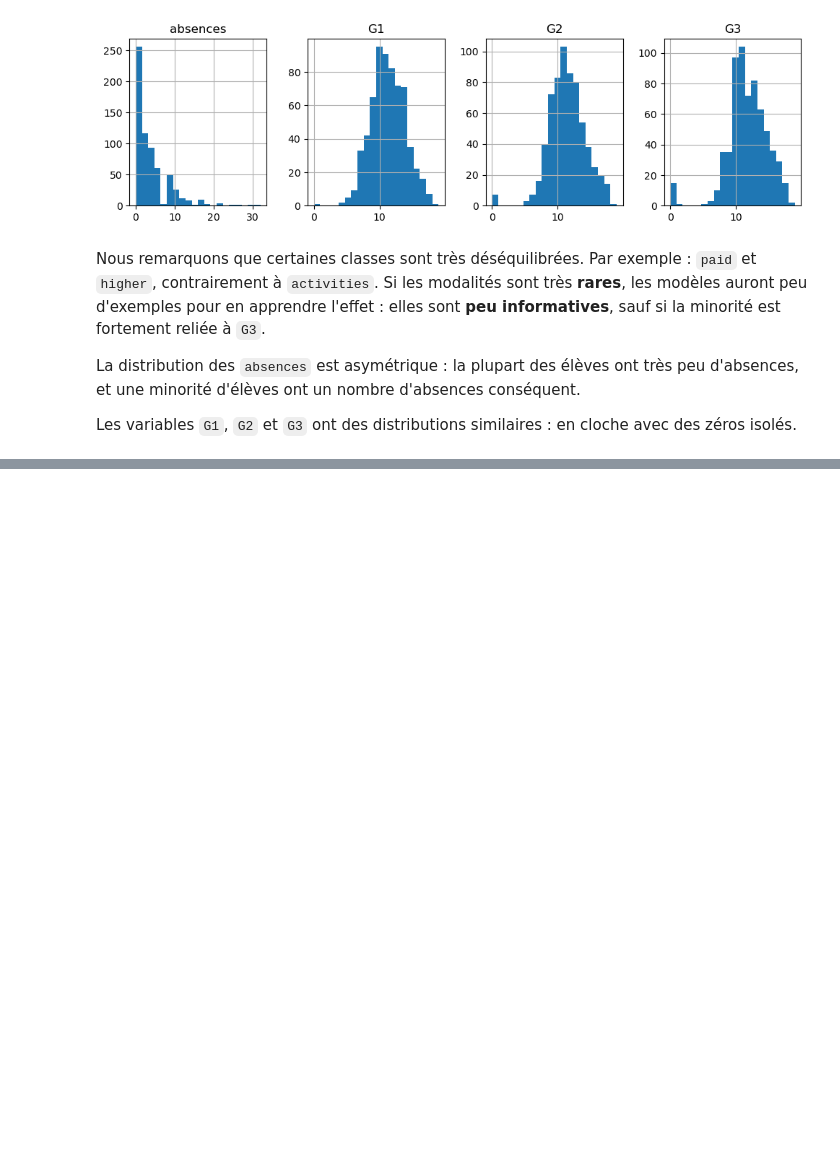
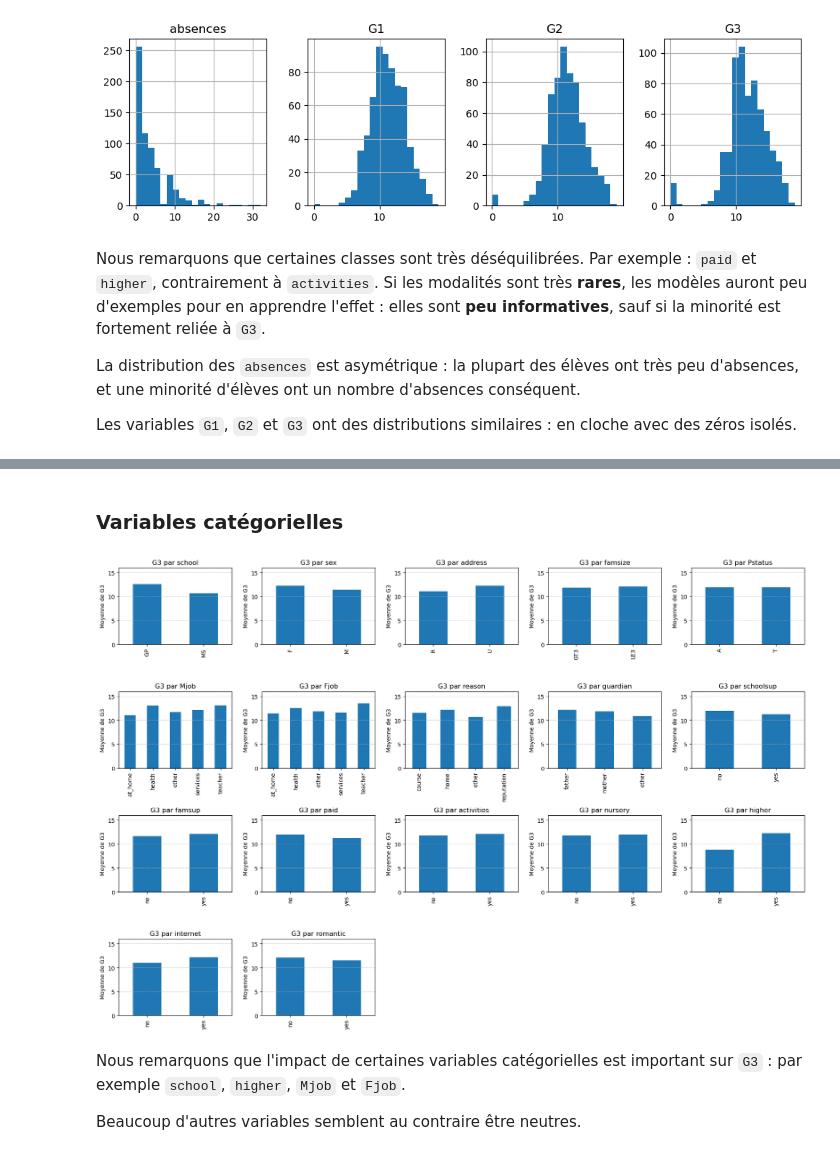
Before and after one commit to elalaxi/ML_kaggle, a Jupyter notebook: student_perf_real/1-exploration.ipynb, the cells around one changed output, grey strips where cells are left out. Drawn from its saved outputs; the diff is of its cells as text; code cells hidden in the pictures; blank space fills up the shorter version.

```diff
--- a/student_perf_real/1-exploration.ipynb
+++ b/student_perf_real/1-exploration.ipynb
@@ -127,0 +165,19 @@ Les variables `G1`, `G2` et `G3` ont des distributions similaires : en cloche av
+# %% [markdown]
+### Variables catégorielles
+# %%
+fig, axes = plt.subplots(4, 5, figsize=(18, 12))
+for ax, c in zip(axes.ravel(), ot.CATEGORICAL):
+    df.groupby(c)["G3"].mean().plot.bar(ax=ax, title=f"G3 for {c}", ylim=(0, 16))
+    ax.set_xlabel("")
+    ax.set_ylabel("Moyenne de G3")
+    ax.grid(True, axis='y', linestyle='--', alpha=0.7)
+for ax in axes.ravel()[len(ot.CATEGORICAL):]:
+    ax.axis("off")
+plt.tight_layout()
+plt.show()
+# %% [output]
+[figure, added]
+# %% [markdown]
+Nous remarquons que l'impact de certaines variables catégorielles est important sur `G3` : par exemple `school`, `higher`, `Mjob` et `Fjob`.
+
+Beaucoup d'autres variables semblent au contraire être neutres.
```
Also changed, not shown: parts of 6 cells of this notebook.
